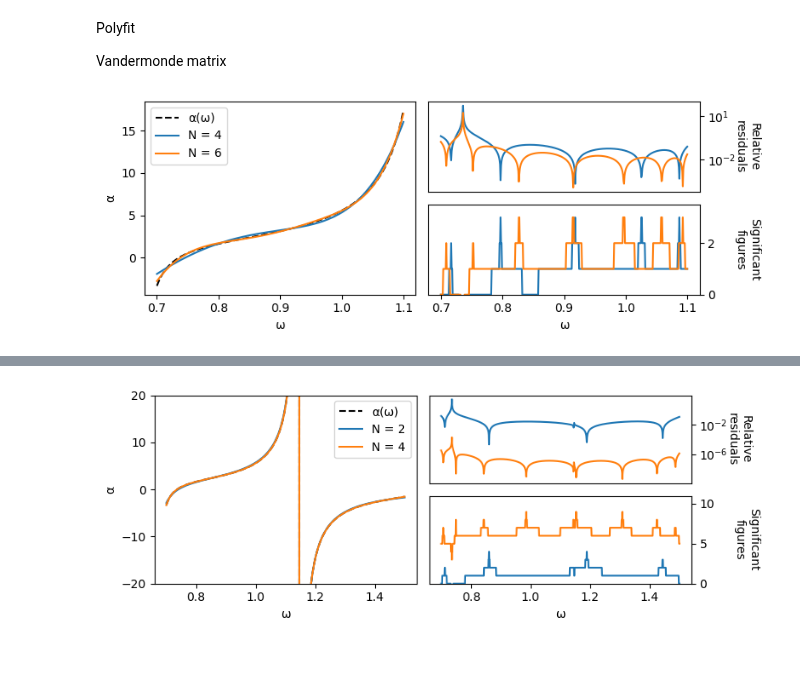
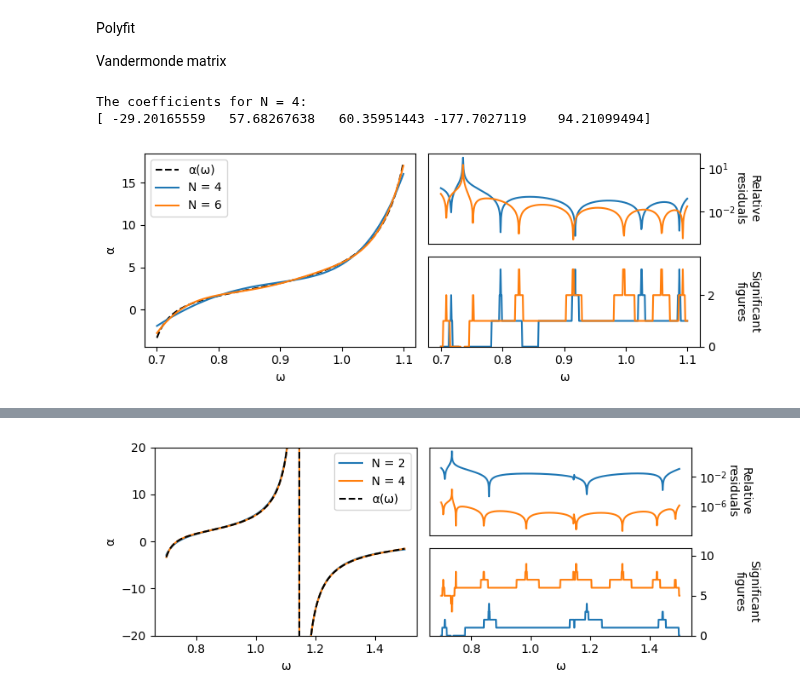
Before and after one commit to JakobSchauser/MscPhysics, a Jupyter notebook: Scientific Computing/Project1/project1.ipynb, the cells around one changed output, grey strips where cells are left out. Drawn from its saved outputs; the diff is of its cells as text; code cells hidden in the pictures; blank space fills up the shorter version.

```diff
--- a/Scientific Computing/Project1/project1.ipynb
+++ b/Scientific Computing/Project1/project1.ipynb
@@ -40,3 +35,0 @@ Error
-# %%
-sigfigs = lambda y,dy: -np.log10(np.abs(dy / y))
-sigfigs2 = lambda y,dy: np.log10(np.abs(y))-np.log10(np.abs(dy))
@@ -485,7 +248,8 @@ Vandermonde matrix
 # %%
-# x_range = np.linspace(0.7, 1.5, 1000)
-vandermonde_1 = lambda ws, N: np.array([[w**(2*i) for i in range(N+1)] for w in ws])
+from solutions import solve_polynomial_1, solve_alpha, sigfigs
+w_table = np.linspace(0.7, 1.5, 1000, endpoint=True)
 
+alpha_table = np.array([solve_alpha(w) for w in w_table])
 mask = w_table < 1.1
 
 
@@ -502,10 +266,7 @@ axs = [ax0, ax1, ax2]
 
 axs[0].plot(w_table[mask], alpha_table[mask], '--',label = "α(ω)", color="black")
 for N in [4,6]:
-    vm = vandermonde_1(w_table[mask], N)
-
-    sol = solve_least_squares(vm, alpha_table[mask])
-    sol = np.dot(vm, sol)
+    sol = solve_polynomial_1(w_table[mask], alpha_table[mask], N)
     axs[0].plot(w_table[mask], sol, label=f"N = {N}")
 
     residual = np.array(sol - alpha_table[mask])
@@ -537,30 +298,22 @@ axs[2].set_xlabel("ω")
 fig.tight_layout()
 plt.show()
 # %% [output]
+The coefficients for N = 4:
+[ -29.20165559   57.68267638   60.35951443 -177.7027119    94.21099494]
 [figure]
 # %% [markdown]
 ![Alt text](image.png)
-# %%
-N = 2
-
-def get_vandermonde_2(ws, N):
-    alphas = -np.array([solve_alpha(w) for w in ws])
-    vandermonde_2 = np.array([[w**(i) for i in range(1,N+1)] for w in ws])
-    vandermonde_2 = np.concatenate((np.ones(vandermonde_2.shape[0])[:,np.newaxis],vandermonde_2, (alphas * vandermonde_2.T).T), axis=1)
-    return vandermonde_2
-
-
-def get_single_vandermonde(ws, N, start_from = 0):
-    return np.array([[w**i for i in range(start_from,N+1)] for w in ws])
-
-
-# np.append(, vandermonde_2
 # %%
 # x_range = np.linspace(0.7, 1.5, 1000)
 # vandermonde_2 = lambda ws, N: np.array([[w**(i) for i in range(N)] + [-get_a w**(i) for i in range(N)]  for w in ws])
+from solutions import solve_polynomial_2
+
+# np.tile()
+
+alpha_table = np.array([solve_alpha(w) for w in w_table])
 
 
-# np.tile()
+
 
 
 # mask = w_table < w_interesting-0.2
@@ -573,54 +326,43 @@ ax2 = fig.add_subplot(2, 2, 4,)
 # ax1.get_shared_x_axes().join(ax1, ax2)
 axs = [ax0, ax1, ax2]
 
-axs[0].plot(w_table, alpha_table, '--',label = "α(ω)", color="black")
 
 for N in [2, 4]:
-    vm = get_vandermonde_2(w_table, N)
-
-    sol = solve_least_squares(vm, alpha_table)
-
-    a = sol[:N+1]
-    b = sol[N+1:]
-
-    single_vandermonde = get_single_vandermonde(w_table, N)
-
-    sol_a = np.dot(single_vandermonde, a)
-    sol_b = np.dot(single_vandermonde[:,1:], b)
-    final_sol = sol_a/(1 + sol_b)
+    sol = solve_polynomial_2(w_table, alpha_table, N)
     # final_sol = sol_a - sol_b
-    residual = final_sol - alpha_table
+    residual = sol - alpha_table
 
     relative_residual = np.abs(residual) / np.abs(alpha_table)
     sigf = np.floor(sigfigs(alpha_table, residual))
 
-    axs[0].plot(w_table, final_sol, label=f"N = {N}")
+    axs[0].plot(w_table, sol, label=f"N = {N}")
     axs[1].plot(w_table, relative_residual, label=f"N = {N}")
     axs[2].plot(w_table, sigf, label=f"N = {N}")
 
+axs[0].plot(w_table, alpha_table, '--',label = "α(ω)", color="black")
 
 
 axs[1].set_yscale("log")
 
 axs[0].set_ylim(-20,20)
 axs[2].set_ylim(0, 11)
 
 axs[0].legend()
 axs[0].set_ylabel("α")
 
 axs[1].set_ylabel("Relative\nresiduals", rotation=270, labelpad=20)
 axs[1].yaxis.set_label_position("right")
 axs[1].yaxis.tick_right()
 
 axs[2].set_ylabel("Significant\nfigures", rotation=270, labelpad=38)
 axs[2].yaxis.set_label_position("right")
 axs[2].yaxis.tick_right()
 
 axs[1].set_xticks([])
 axs[0].set_xlabel("ω")
 axs[2].set_xlabel("ω")
 
 fig.tight_layout()
 plt.show()
 # %% [output]
-[figure, old version]
+[figure, new version]
```
Also changed, not shown: parts of 25 cells of this notebook, 7 other files.
